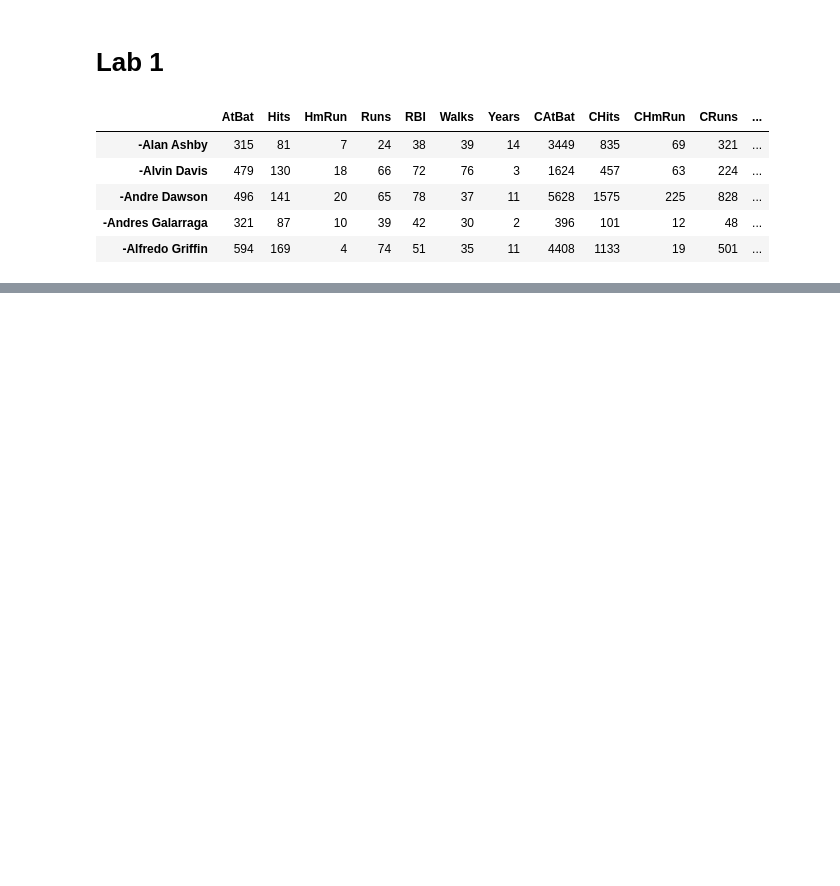
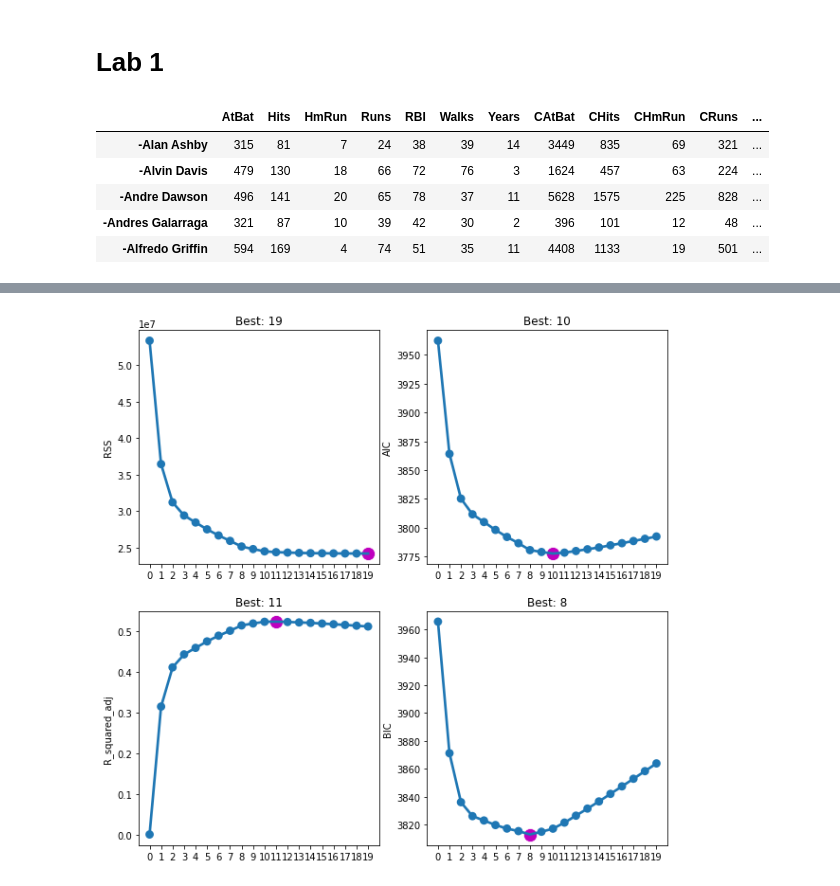
Before and after one commit to vivialprt/ISLR, a Jupyter notebook: Chapter6/Labs.ipynb, the cells around one changed output, grey strips where cells are left out. Cells and saved outputs as stored; diff of their text form; code cells hidden in the pictures; blank space fills up the shorter version.

```diff
--- a/Chapter6/Labs.ipynb
+++ b/Chapter6/Labs.ipynb
@@ -62,7 +172,0 @@ KeyboardInterrupt:
-# %%
-model = sm.OLS(data.Salary, data.drop(['Salary'], axis=1)).fit()
-model
-# %%
-k = 20
-for names in combinations(data.drop(['Salary'], axis=1).columns, k):
-    print(names)
@@ -72,0 +177,17 @@ data.drop(['Salary'], axis=1).shape
+# %%
+def backward_stepwise_selection(X, y, verbose=True):
+    p = X.shape[1]
+    best_of_k = {}
+    best_of_k[p] = X.columns.tolist()
+    best_of_k[0] = []
+
+    for k in range(p - 1, 0, -1):
+        models = [(names, sm.OLS(y, sm.add_constant(X[list(names)])).fit().rsquared) for names in combinations(best_of_k[k+1], k)]
+        best_of_k[k] = max(models, key=lambda model: model[1])[0]
+        if verbose:
+            print(k, best_of_k[k])
+
+    return best_of_k
+# %%
+%%time
+best_models = backward_stepwise_selection(data.drop(['Salary'], axis=1), data.Salary, verbose=True)
@@ -72,0 +215,4 @@ data.drop(['Salary'], axis=1).shape
+# %%
+evaluate(best_models, data)
+# %% [output]
+[figure, added]
```
Also changed, not shown: parts of 26 cells of this notebook.
